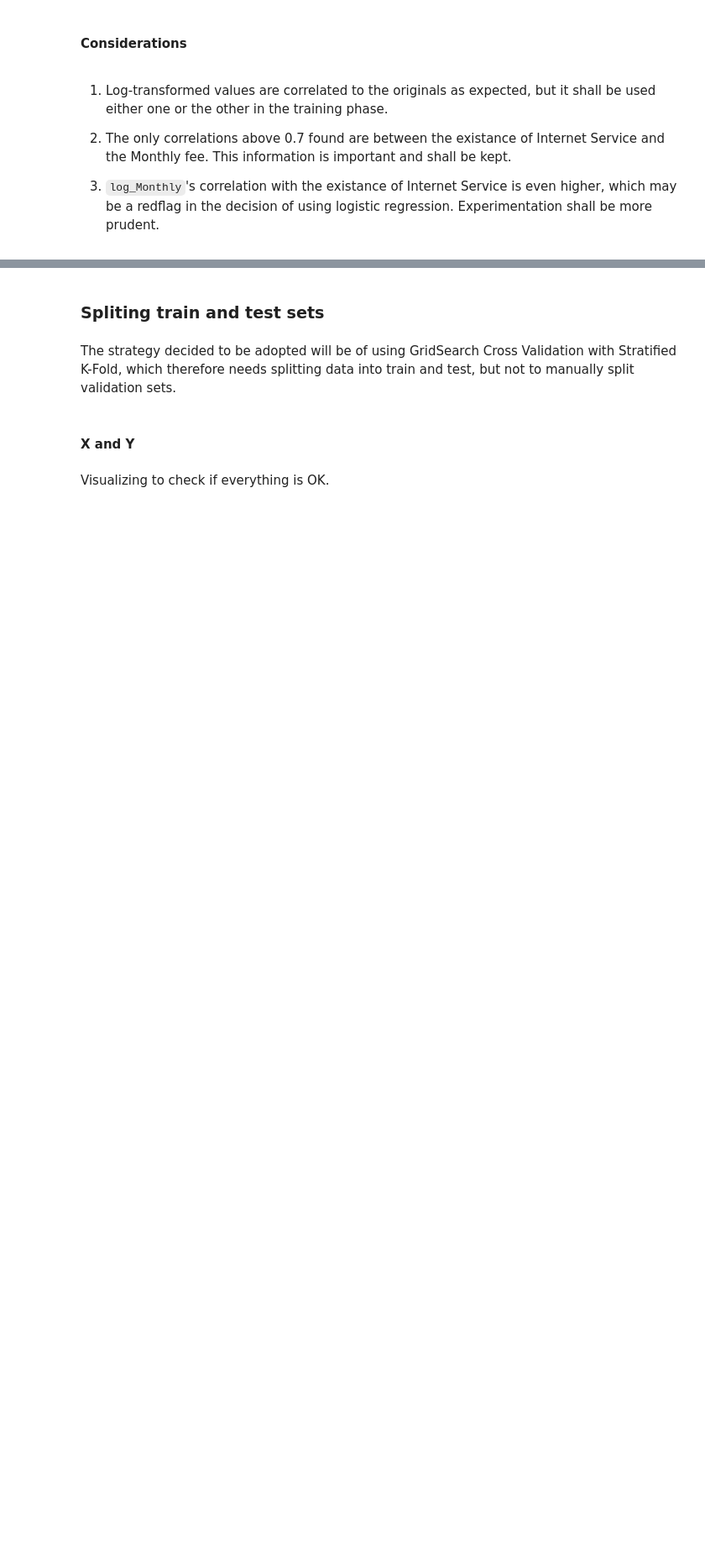
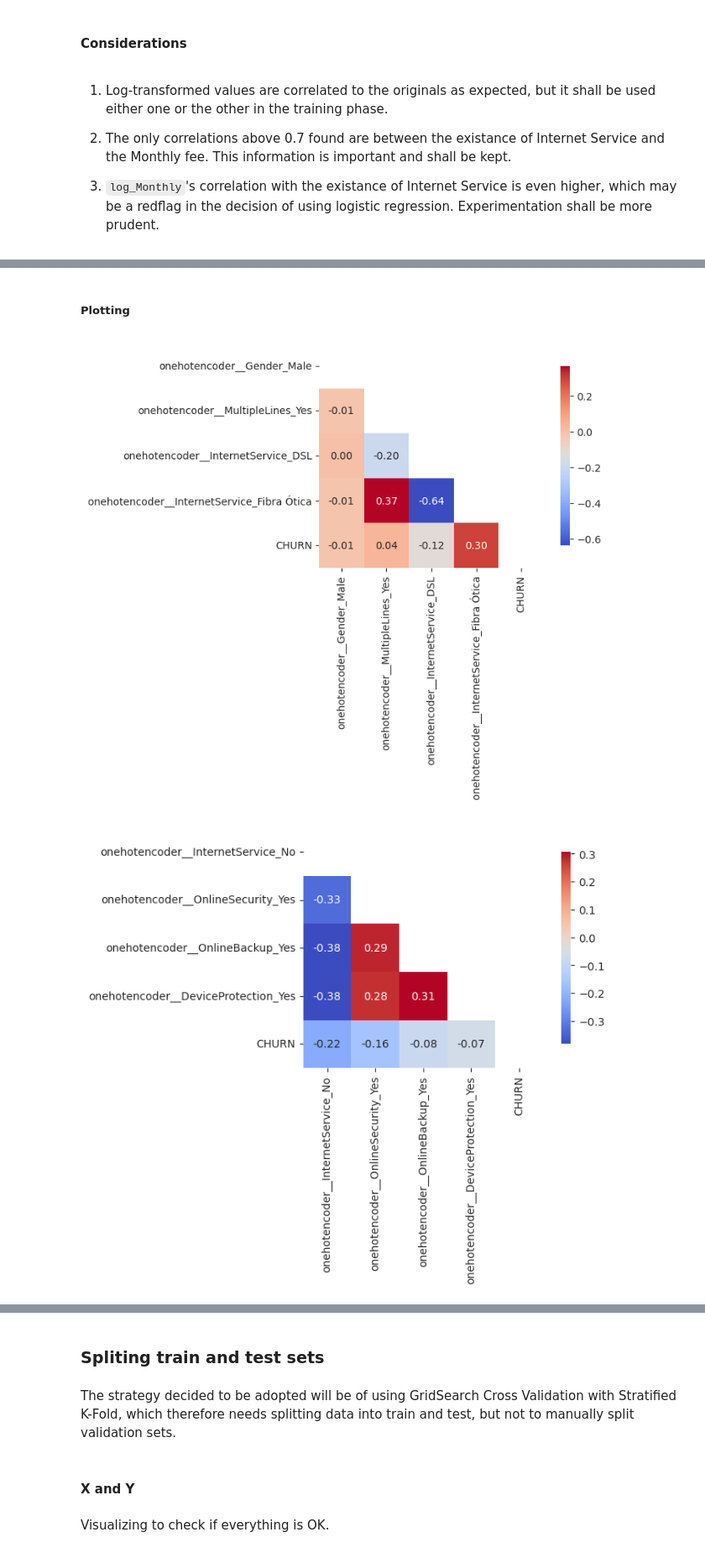
Before and after one commit to DanielCrema/oracle-one-data-science-challenge3-telecom-x-2, a Jupyter notebook: main.ipynb, the cells around one changed output, grey strips where cells are left out. Shown at 84% size. Drawn from its saved outputs; the diff is of its cells as text; code cells hidden in the pictures; blank space fills up the shorter version.

Commit message:
analyze correlation between features and target variable AND experiment some models

```diff
--- a/main.ipynb
+++ b/main.ipynb
@@ -778,0 +809,6 @@ plot_correlation(x, high_corrs_columns)
+# %%
+features = list(x.columns) # type: ignore
+y_df = pd.DataFrame(y, columns=['CHURN']) # type: ignore
+full_dataset = pd.concat([x, y_df], axis=1) # type: ignore
+
+full_dataset.corr()['CHURN']
@@ -778,0 +833,20 @@ plot_correlation(x, high_corrs_columns)
+# %% [markdown]
+##### Plotting
+# %%
+def corr_analysis(df: pd.DataFrame, features: list[str]) -> None:
+    i = 0
+    j = 4
+    while i < len(features):
+        if i < 24:
+            current_features = features[i:j]
+        else:
+            current_features = features[i:]
+        current_features.append('CHURN')
+        plot_correlation(df, current_features) # type: ignore
+        i = j
+        j += 4
+# %%
+corr_analysis(full_dataset, features)
+# %% [output]
+[figure, added]
+[figure, added]
```
Also changed, not shown: parts of 42 cells of this notebook.
